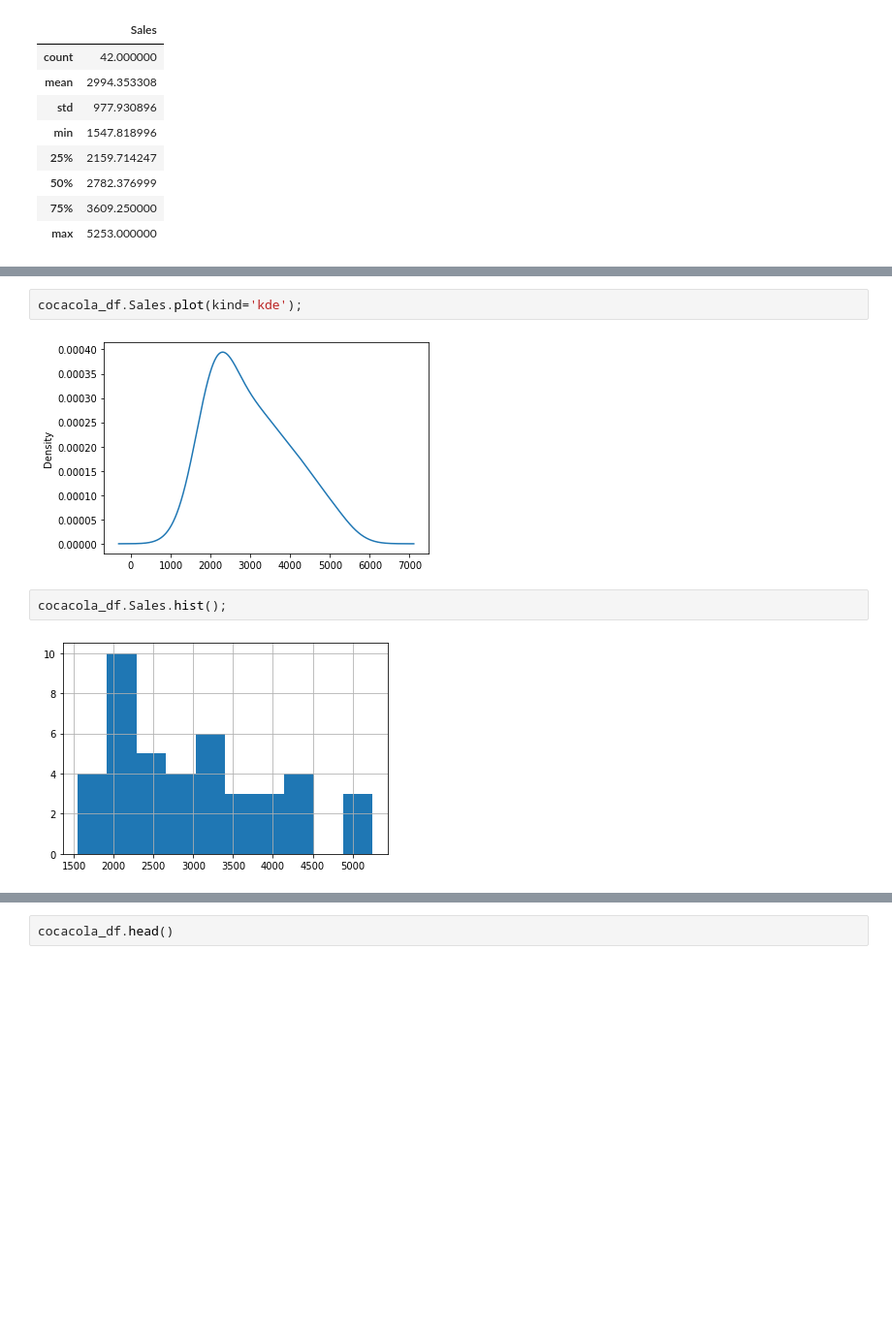
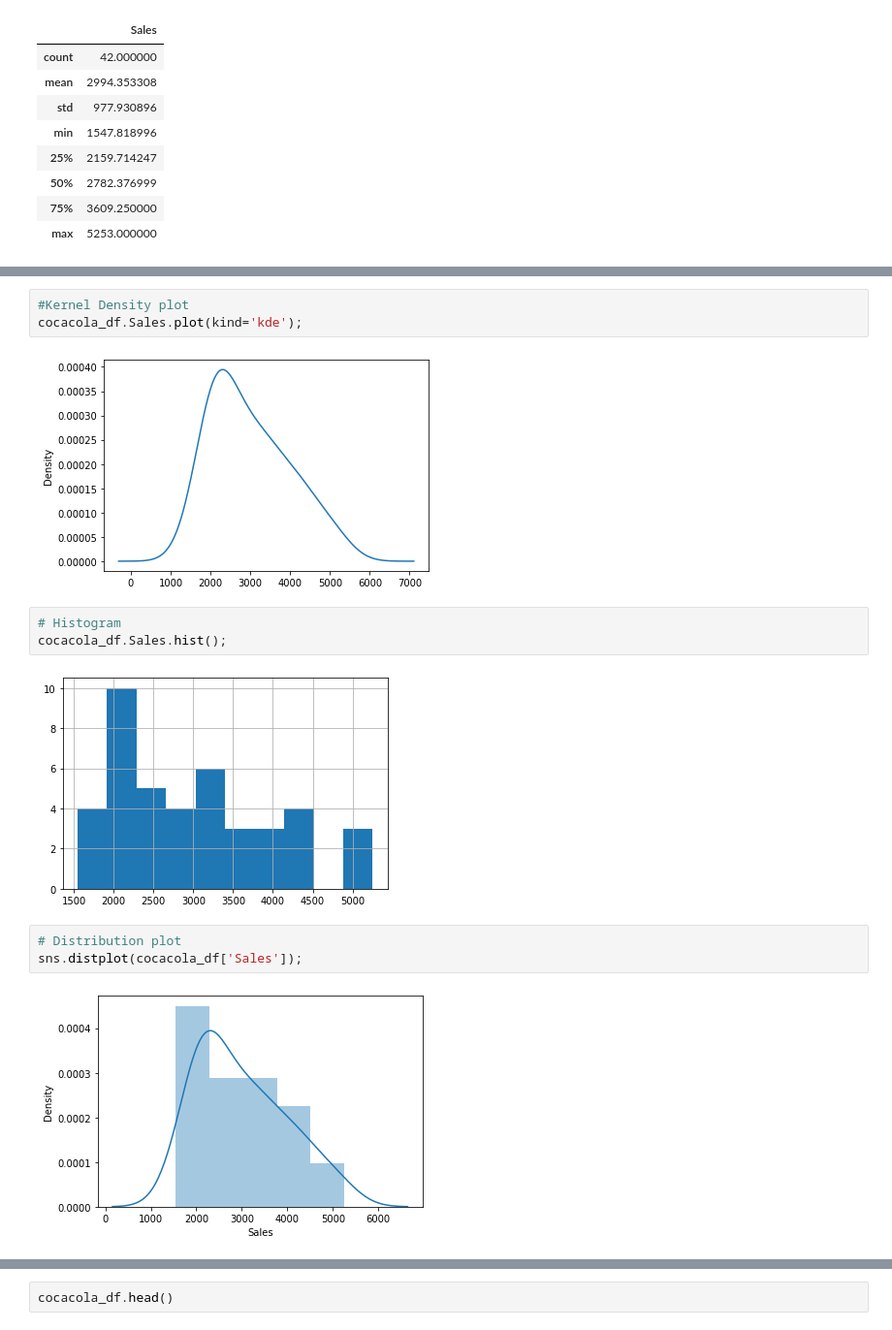
Before and after one commit to RiteshopShrivastava/Forecasting, a Jupyter notebook: Assignment_Forecasting_CocaCola.ipynb, the cells around one changed output, grey strips where cells are left out. Shown: that part at 97% size. Saved outputs shown, nothing was run; the diff lists cells and outputs as text; blank space fills up the shorter version.

```diff
--- a/Assignment_Forecasting_CocaCola.ipynb
+++ b/Assignment_Forecasting_CocaCola.ipynb
@@ -50,12 +55,19 @@ sns.lineplot(x='Quarter', y='Sales', data=cocacola_df);
 # %% [output]
 [figure]
 # %%
+#Kernel Density plot
 cocacola_df.Sales.plot(kind='kde');
 # %% [output]
 [figure]
 # %%
+# Histogram
 cocacola_df.Sales.hist();
 # %% [output]
 [figure]
+# %%
+# Distribution plot
+sns.distplot(cocacola_df['Sales']);
+# %% [output]
+[figure, added]
 # %%
 import numpy as np
```
Also changed, not shown: parts of 9 cells of this notebook.
